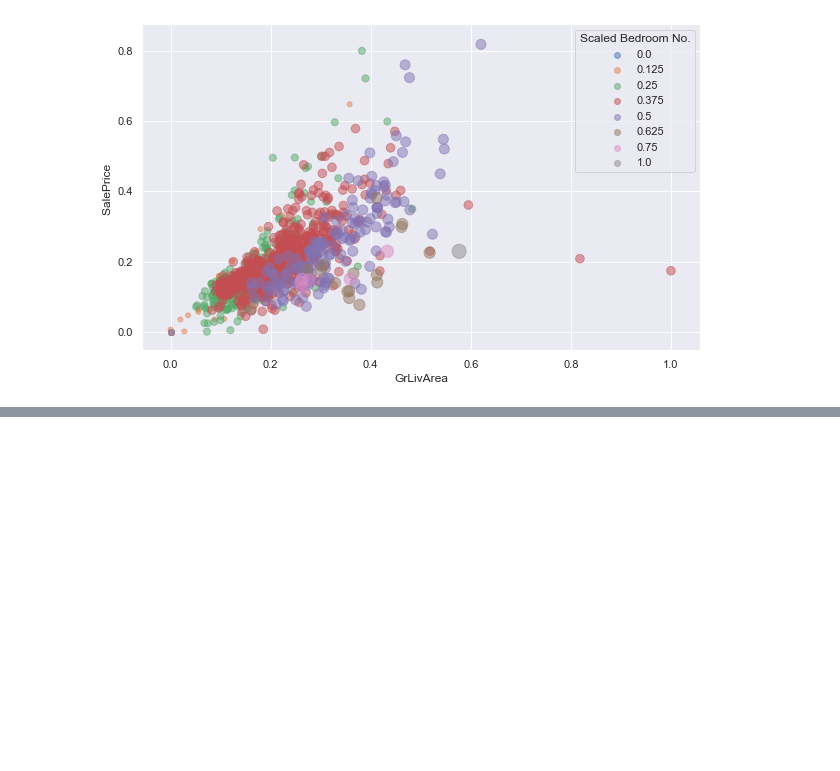
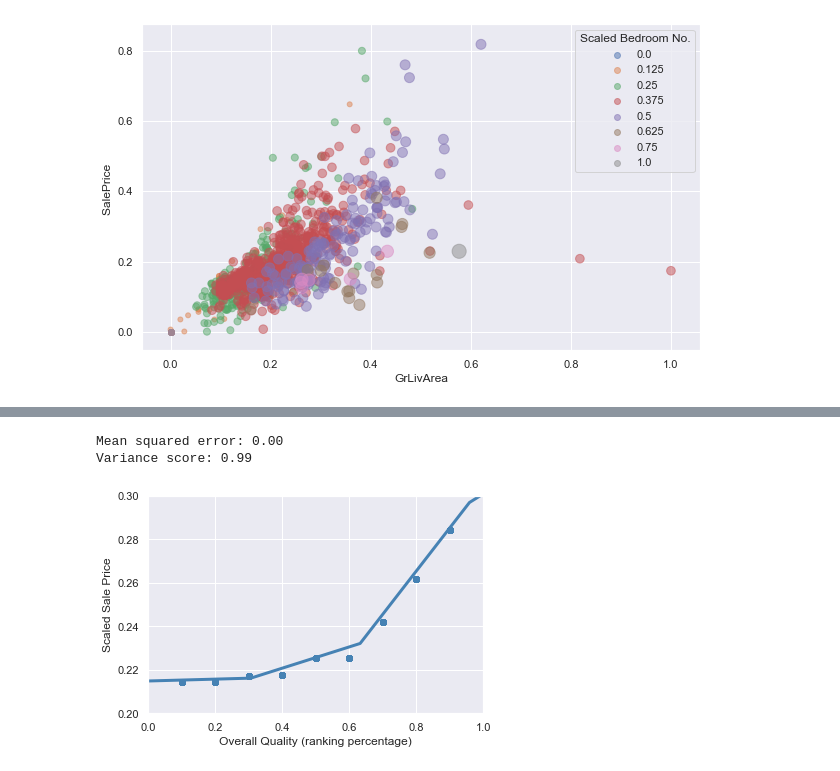
Before and after one commit to Shunling/CapstoneProjects, a Jupyter notebook: HousePriceRegression/Shirley_HousePriceRegression_EDA_StoryTelling.ipynb, the cells around one changed output, grey strips where cells are left out. Saved outputs shown, nothing was run; the diff lists cells and outputs as text; code cells hidden in the pictures; blank space fills up the shorter version.

```diff
--- a/HousePriceRegression/Shirley_HousePriceRegression_EDA_StoryTelling.ipynb
+++ b/HousePriceRegression/Shirley_HousePriceRegression_EDA_StoryTelling.ipynb
@@ -494,0 +524,25 @@ for i in range(1,4):
+# %%
+# We could define our own fitting function
+def sigmoid(x, a, b,c,t):
+     y = t / (1 + np.exp(-b*(x-a))) + c
+     return y
+
+data_x = df_new2.OverallQual
+data_y = df_new2.SalePrice
+parameters, pcov = curve_fit(sigmoid, data_x, data_y)
+x = np.linspace(-1, 15, 50)
+y = sigmoid(x,*parameters)
+print('Mean squared error: %.2f' % mean_squared_error(data_y, sigmoid(data_x,*parameters)))
+print('Variance score: %.2f' % r2_score(data_y, sigmoid(data_x,*parameters)))
+plt.scatter(data_x, data_y,  color='steelblue')
+plt.plot(x, y, color='steelblue',label ="line-1", linewidth=3)
+plt.xlim([0,1])
+plt.ylim([0.2,0.3])
+plt.xlabel('Overall Quality (ranking percentage)')
+plt.ylabel('Scaled Sale Price')
+
+plt.show()
+# %% [output]
+Mean squared error: 0.00
+Variance score: 0.99
+[figure, added]
```
Also changed, not shown: parts of 8 cells of this notebook.
